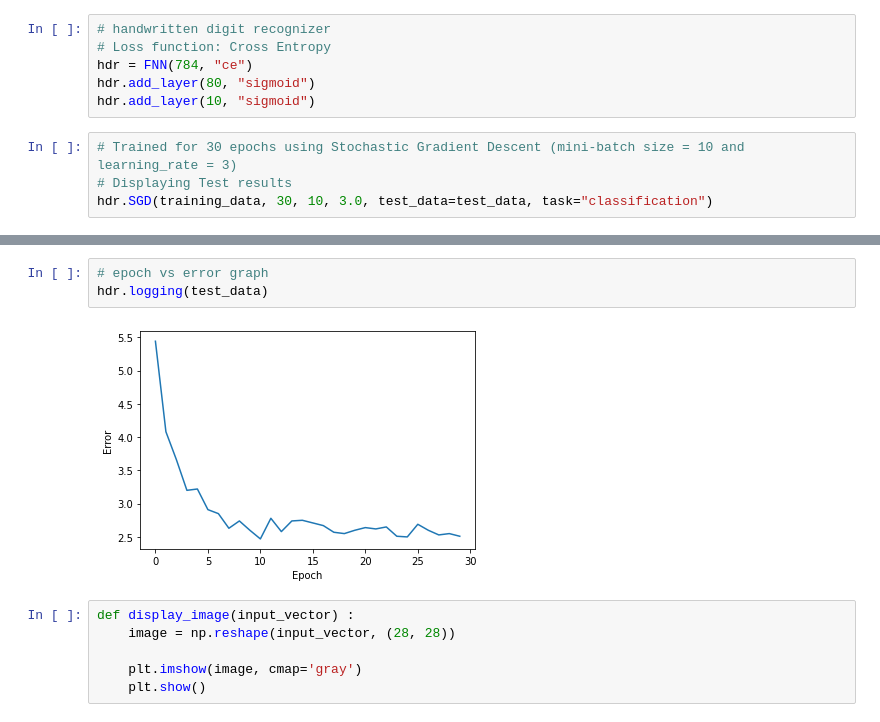
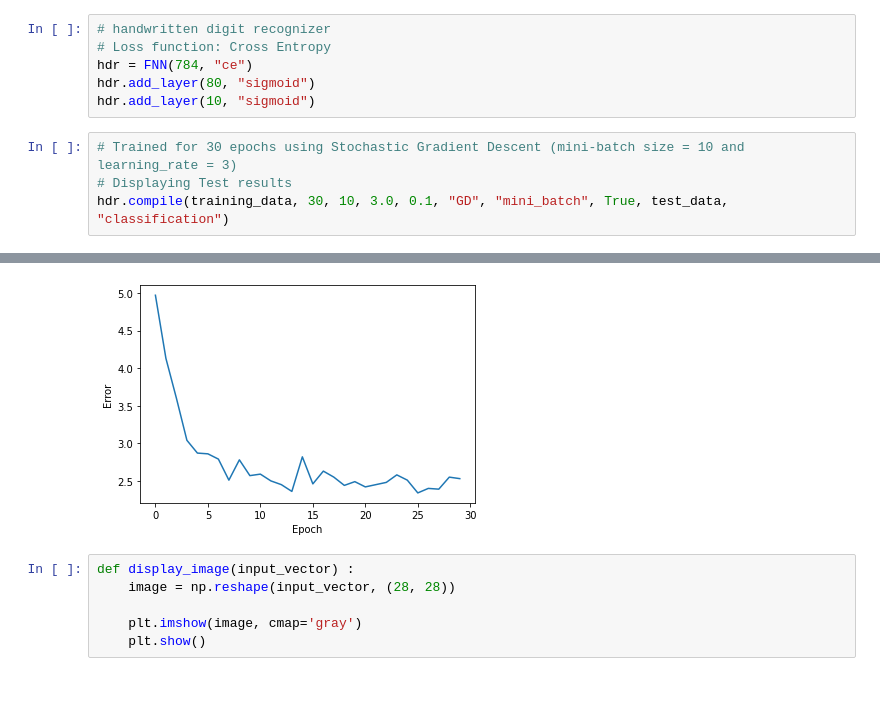
Before and after one commit to Taarak9/DL-Projects, a Jupyter notebook: src/FNN/hdr_fnn.ipynb, the cells around one changed output, grey strips where cells are left out. Cells and saved outputs as stored; diff of their text form; blank space fills up the shorter version.

```diff
--- a/src/FNN/hdr_fnn.ipynb
+++ b/src/FNN/hdr_fnn.ipynb
@@ -15,5 +19,5 @@ hdr.add_layer(10, "sigmoid")
 # %%
 # Trained for 30 epochs using Stochastic Gradient Descent (mini-batch size = 10 and learning_rate = 3)
 # Displaying Test results
-hdr.SGD(training_data, 30, 10, 3.0, test_data=test_data, task="classification")
+hdr.compile(training_data, 30, 10, 3.0, 0.1, "GD", "mini_batch", True, test_data, "classification")
 # %% [output]
@@ -37,8 +41,4 @@ Max accuracy achieved:  97.72 at epoch  24
+[figure, added]
-# %%
-# epoch vs error graph
-hdr.logging(test_data)
-# %% [output]
-[figure, removed]
 # %%
 def display_image(input_vector) :
     image = np.reshape(input_vector, (28, 28))
```
Also changed, not shown: parts of 4 cells of this notebook.
